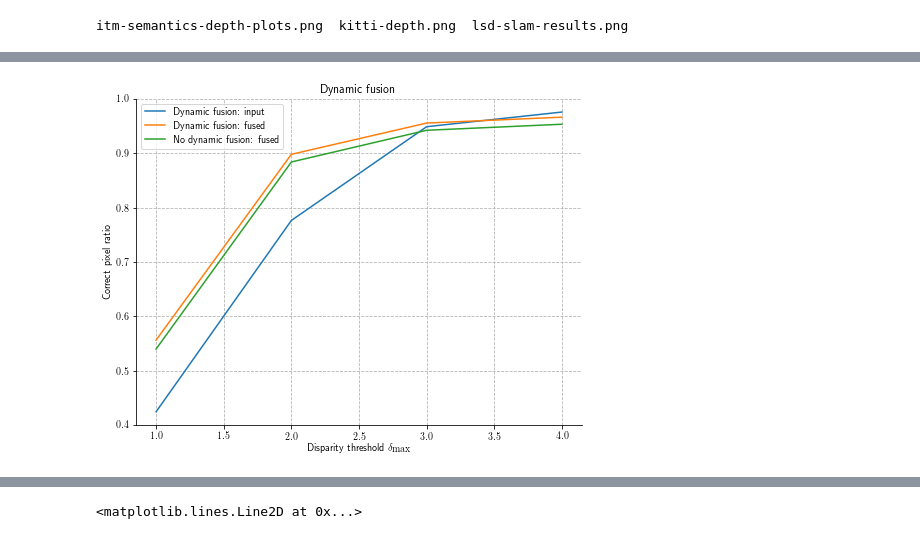
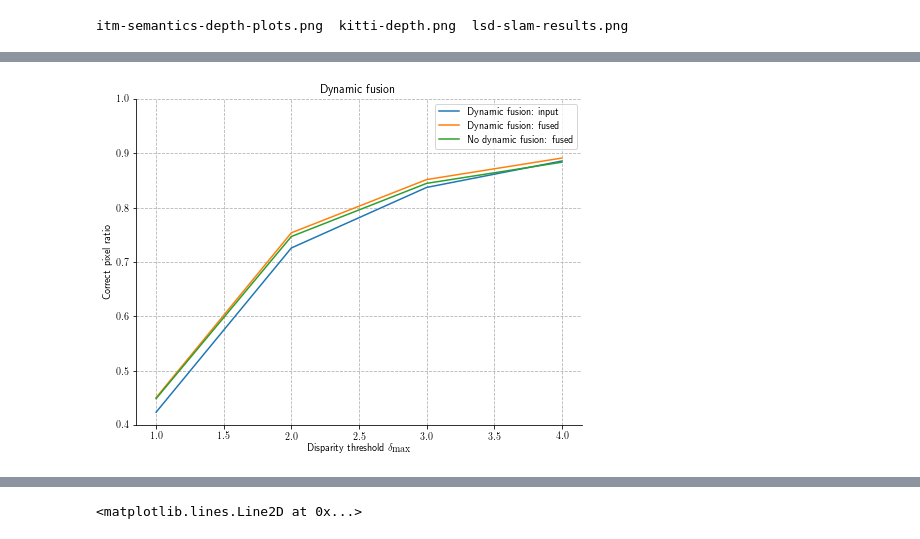
Before and after one commit to AndreiBarsan/DynSLAM, a Jupyter notebook: notebooks/DepthAnalysis.ipynb, the cells around one changed output, grey strips where cells are left out. Saved outputs shown, nothing was run; the diff lists cells and outputs as text; code cells hidden in the pictures.

```diff
--- a/notebooks/DepthAnalysis.ipynb
+++ b/notebooks/DepthAnalysis.ipynb
@@ -192,6 +192,15 @@ def agggregate_accuracy_comparison(f1, f2, f1_title, f2_title, separate=True):
 
         return accuracy.mean(), accuracy.std()
 
+    def kitti_acc(dframe, name):
+        kitti_standard_total = dframe['{}-total-{:.2f}-kitti'.format(name, 3)]
+        kitti_standard_error = dframe['{}-error-{:.2f}-kitti'.format(name, 3)]
+        kitti_standard_missing = dframe['{}-missing-{:.2f}-kitti'.format(name, 3)]
+        kitti_standard_correct = dframe['{}-correct-{:.2f}-kitti'.format(name, 3)]
+        kitti_standard_score = (kitti_standard_correct) / (kitti_standard_total - kitti_standard_missing)
+
+        return kitti_standard_score.mean()
+
     # We should not count a missing depth value as an error (Peidong)
     missing_are_errors = False
     for i in delta_maxes:
@@ -208,6 +217,7 @@ def agggregate_accuracy_comparison(f1, f2, f1_title, f2_title, separate=True):
         accs_input_stds.append(in_acc_std)
         accs_input_e.append(in_acc_mean_e)
         accs_input_stds_e.append(in_acc_std_e)
+
 
     plot_options = {
         'capsize': 4
@@ -262,6 +272,18 @@ def agggregate_accuracy_comparison(f1, f2, f1_title, f2_title, separate=True):
         plt.legend()
         plt.grid(color='0.7', linestyle='--')
 
+        in_score = kitti_acc(f1, "input")
+        first_fusion_score = kitti_acc(f1, "fusion")
+        second_fusion_score = kitti_acc(f2, "fusion")
+
+        print("KITTI 2015 stereo mean stats:\nInput:\t{:.4f}\n{}:\t{:.4f}\n{}:\t{:.4f}".format(
+            in_score,
+            f1_title,
+            first_fusion_score,
+            f2_title,
+            second_fusion_score
+        ))
+
 
 #     plt.suptitle("Accuracy: {}".format("Missing=error" if missing_are_errors else "Missing=ignore" ))
 # %%
@@ -295,26 +317,26 @@ CSV_FILE_DN_OLDSCHOOLD = "../csv/kitti-odometry-06-offset-0-depth-precomputed-di
 # %%
 # dn_w = pd.read_csv(CSV_FILE_DN_W)
 # dn_old = pd.read_csv(CSV_FILE_DN_OLDSCHOOLD)
 # augment(dn_w)
 # augment(dn_old)
 
 # agggregate_accuracy_comparison(dn_w, dn_old, "Dispnet: dynamic fusion w", "Dispnet: fixed w")
 
 # dn_w_300 = pd.read_csv("../csv/kitti-odometry-06-offset-0-depth-precomputed-dispnet-voxelsize-0.0500-max-depth-m-20.00-dynamic-mode-NO-direct-ref-with-fusion-weights-300-depth-result.csv")
 # dn_w_600_xsqrt = pd.read_csv("../csv/kitti-odometry-06-offset-0-depth-precomputed-dispnet-voxelsize-0.0500-max-depth-m-20.00-dynamic-mode-NO-direct-ref-with-fusion-weights-2500-x(sqrt(x))-depth-result.csv")
 # augment(dn_w_300)
 # augment(dn_w_600_xsqrt)
 
 # agggregate_accuracy_comparison(dn_w_300, dn_w_600_xsqrt, "Dispnet: dynamic fusion w", "Dispnet: more aggressive")
 
-tracking6_dynamic = pd.read_csv("../csv/kitti-tracking-sequence-0006-tracking-dataset-offset-0-depth-precomputed-dispnet-voxelsize-0.0500-max-depth-m-20.00-dynamic-mode-NO-direct-ref-NO-fusion-weights-depth-result.csv")
-tracking6_no_dynamic = pd.read_csv("../csv/kitti-tracking-sequence-0006-tracking-dataset-offset-0-depth-precomputed-dispnet-voxelsize-0.0500-max-depth-m-20.00-NO-dynamic-NO-direct-ref-NO-fusion-weights-depth-result.csv")
-augment(tracking6_dynamic)
-augment(tracking6_no_dynamic)
-agggregate_accuracy_comparison(tracking6_dynamic, tracking6_no_dynamic, "Dynamic fusion", "No dynamic fusion", False)
+tracking3_dynamic = pd.read_csv("../csv/kitti-tracking-sequence-0003-tracking-dataset-offset-0-depth-precomputed-dispnet-voxelsize-0.0500-max-depth-m-20.00-dynamic-mode-NO-direct-ref-with-fusion-weights-static-depth-result.csv")
+tracking3_no_dynamic = pd.read_csv("../csv/kitti-tracking-sequence-0003-tracking-dataset-offset-0-depth-precomputed-dispnet-voxelsize-0.0500-max-depth-m-20.00-NO-dynamic-NO-direct-ref-with-fusion-weights-static-depth-result.csv")
+augment(tracking3_dynamic)
+augment(tracking3_no_dynamic)
+agggregate_accuracy_comparison(tracking3_dynamic, tracking3_no_dynamic, "Dynamic fusion", "No dynamic fusion", False)
 
-fig_fname = "dyamic-vs-no-dynamic-tracking-06-full-dispnet-crappy"
+fig_fname = "dyamic-vs-no-dynamic-tracking-03-full-dispnet-separate"
 plt.savefig('../fig/{}.eps'.format(fig_fname))
 plt.savefig('../fig/{}.png'.format(fig_fname))
 # %% [output]
-[figure, old version]
+[figure, new version]
```
Also changed, not shown: parts of 17 cells of this notebook.
